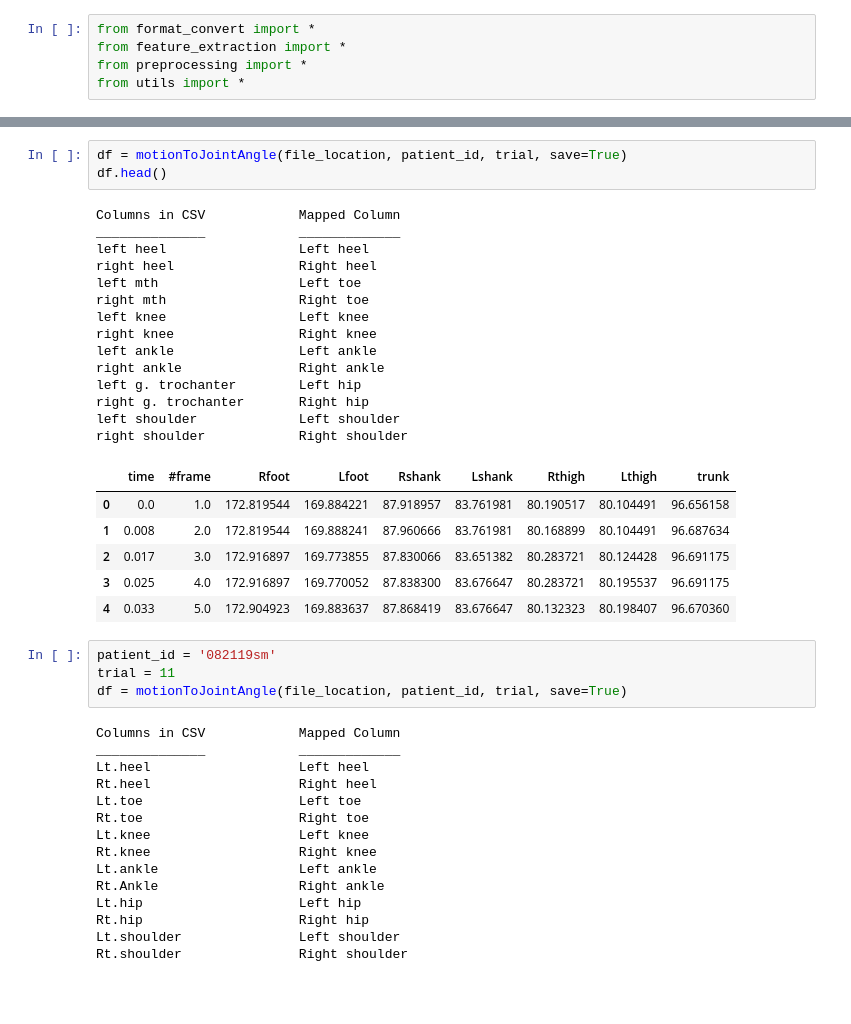
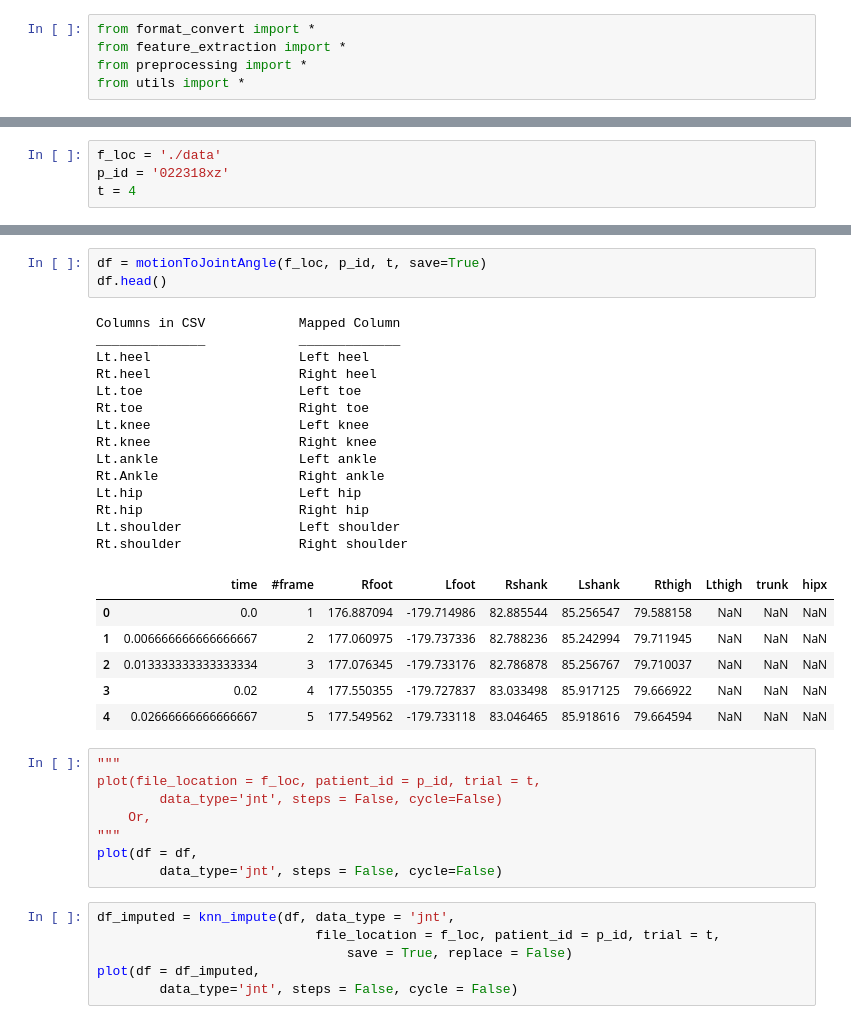
Before and after one commit to komar41/vigma, a Jupyter notebook: notebooks/_test.ipynb, the cells around one changed output, grey strips where cells are left out. Cells and saved outputs as stored; diff of their text form; blank space fills up the shorter version.

```diff
--- a/notebooks/_test.ipynb
+++ b/notebooks/_test.ipynb
@@ -30,0 +22,4 @@ df.head()
+# %%
+f_loc = './data'
+p_id = '022318xz'
+t = 4
@@ -31,43 +38,38 @@ df.head()
 # %%
-df = motionToJointAngle(file_location, patient_id, trial, save=True)
+df = motionToJointAngle(f_loc, p_id, t, save=True)
 df.head()
 # %% [output]
 Columns in CSV            Mapped Column
 ______________            _____________
-left heel                 Left heel
-right heel                Right heel
-left mth                  Left toe
-right mth                 Right toe
-left knee                 Left knee
-right knee                Right knee
-left ankle                Left ankle
-right ankle               Right ankle
-left g. trochanter        Left hip
-right g. trochanter       Right hip
-left shoulder             Left shoulder
-right shoulder            Right shoulder
+Lt.heel                   Left heel
+Rt.heel                   Right heel
+Lt.toe                    Left toe
+Rt.toe                    Right toe
+Lt.knee                   Left knee
+Rt.knee                   Right knee
+Lt.ankle                  Left ankle
+Rt.Ankle                  Right ankle
+Lt.hip                    Left hip
+Rt.hip                    Right hip
+Lt.shoulder               Left shoulder
+Rt.shoulder               Right shoulder
-|  | time | #frame | Rfoot | Lfoot | Rshank | Lshank | Rthigh | Lthigh | trunk |
-| 0 | 0.0 | 1.0 | 172.819544 | 169.884221 | 87.918957 | 83.761981 | 80.190517 | 80.104491 | 96.656158 |
-| 1 | 0.008 | 2.0 | 172.819544 | 169.888241 | 87.960666 | 83.761981 | 80.168899 | 80.104491 | 96.687634 |
-| 2 | 0.017 | 3.0 | 172.916897 | 169.773855 | 87.830066 | 83.651382 | 80.283721 | 80.124428 | 96.691175 |
-| 3 | 0.025 | 4.0 | 172.916897 | 169.770052 | 87.838300 | 83.676647 | 80.283721 | 80.195537 | 96.691175 |
-| 4 | 0.033 | 5.0 | 172.904923 | 169.883637 | 87.868419 | 83.676647 | 80.132323 | 80.198407 | 96.670360 |
+|  | time | #frame | Rfoot | Lfoot | Rshank | Lshank | Rthigh | Lthigh | trunk | hipx |
+| 0 | 0.0 | 1 | 176.887094 | -179.714986 | 82.885544 | 85.256547 | 79.588158 | NaN | NaN | NaN |
+| 1 | 0.006666666666666667 | 2 | 177.060975 | -179.737336 | 82.788236 | 85.242994 | 79.711945 | NaN | NaN | NaN |
+| 2 | 0.013333333333333334 | 3 | 177.076345 | -179.733176 | 82.786878 | 85.256767 | 79.710037 | NaN | NaN | NaN |
+| 3 | 0.02 | 4 | 177.550355 | -179.727837 | 83.033498 | 85.917125 | 79.666922 | NaN | NaN | NaN |
+| 4 | 0.02666666666666667 | 5 | 177.549562 | -179.733118 | 83.046465 | 85.918616 | 79.664594 | NaN | NaN | NaN |
-# %%
-patient_id = '082119sm'
-trial = 11
-df = motionToJointAngle(file_location, patient_id, trial, save=True)
-# %% [output]
-Columns in CSV            Mapped Column
-______________            _____________
-Lt.heel                   Left heel
-Rt.heel                   Right heel
-Lt.toe                    Left toe
-Rt.toe                    Right toe
-Lt.knee                   Left knee
-Rt.knee                   Right knee
-Lt.ankle                  Left ankle
-Rt.Ankle                  Right ankle
-Lt.hip                    Left hip
-Rt.hip                    Right hip
-Lt.shoulder               Left shoulder
-Rt.shoulder               Right shoulder
+# %%
+"""
+plot(file_location = f_loc, patient_id = p_id, trial = t,
+        data_type='jnt', steps = False, cycle=False)
+    Or,
+"""
+plot(df = df,
+        data_type='jnt', steps = False, cycle=False)
+# %%
+df_imputed = knn_impute(df, data_type = 'jnt',
+                            file_location = f_loc, patient_id = p_id, trial = t,
+                                save = True, replace = False)
+plot(df = df_imputed,
+        data_type='jnt', steps = False, cycle = False)
```
Also changed, not shown: parts of 20 cells of this notebook, 4 other files.
